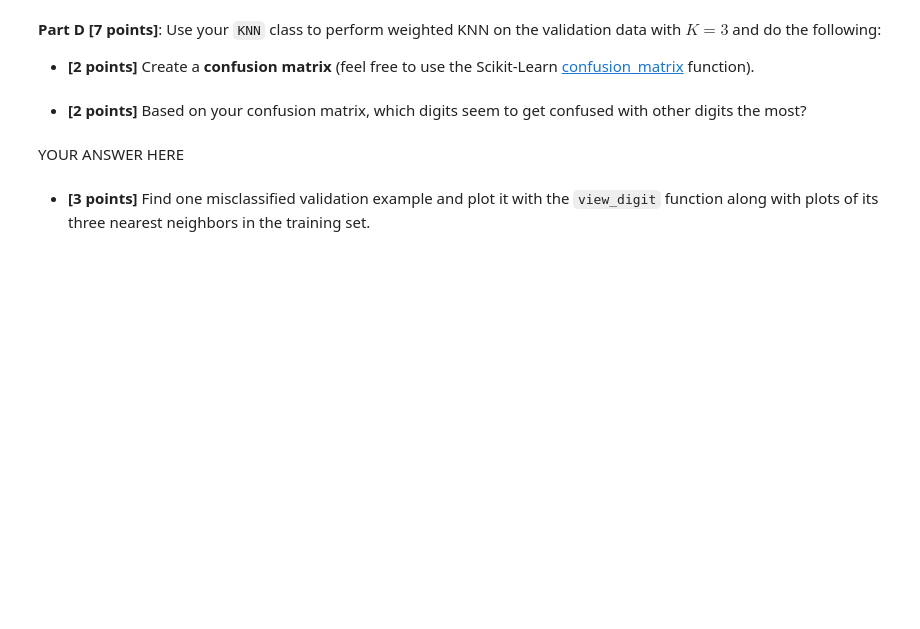
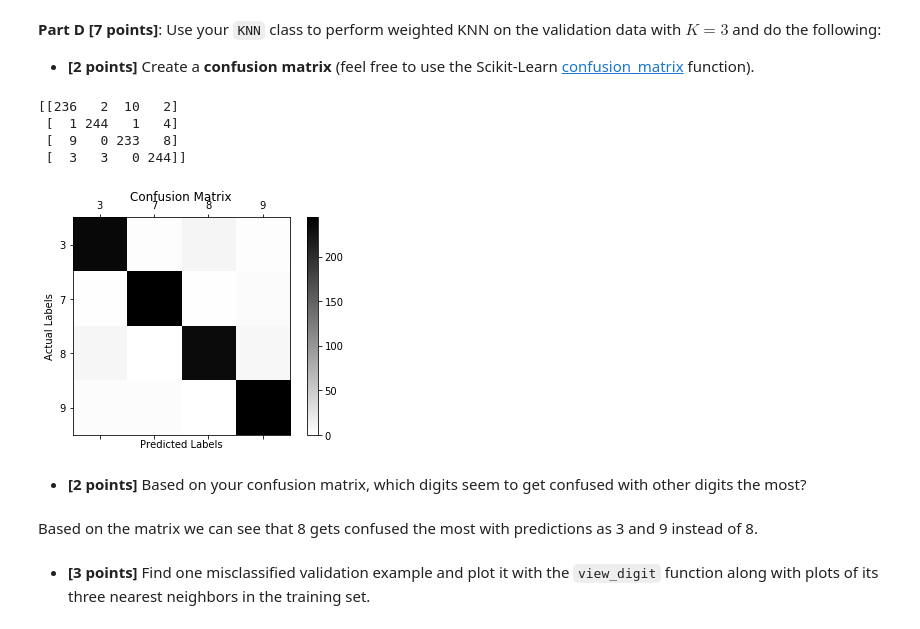
Before and after one commit to arjun-rao/csci5622-ml, a Jupyter notebook: hmwks/hw1/hw1.ipynb, the cells around one changed output. Saved outputs shown, nothing was run; the diff lists cells and outputs as text; code cells hidden in the pictures; blank space fills up the shorter version.

```diff
--- a/hmwks/hw1/hw1.ipynb
+++ b/hmwks/hw1/hw1.ipynb
@@ -226,9 +339,10 @@ view_digit(X_train[training_index], y_train[training_index])
 N_pixels_per_img = np.size(X_train[0])
 N_training_examples = len(X_train)
 N_validation_examples = len(X_valid)
+validation_labels, validation_counts = np.unique(y_valid, return_counts=True)
 print(N_pixels_per_img)
 print(np.unique(y_train, return_counts=True))
-print(np.unique(y_valid, return_counts=True))
+print(validation_labels, validation_counts)
 # %% [output]
 441
 (array([3, 7, 8, 9]), array([1000, 1000, 1000, 1000]))
@@ -328,12 +498,33 @@ tests.run_test_suite('prob 2B', KNN)
 # %%
 knn = KNN(X_train, y_train, K=3, distance_weighted=True)
 yhat_valid = knn.predict(X_valid)
+labels = np
 # YOUR CODE HERE
-raise NotImplementedError()
+from sklearn.metrics import confusion_matrix, classification_report
+cm = confusion_matrix(y_valid, yhat_valid, validation_labels)
+print(cm)
+# %% [output]
+[[236   2  10   2]
+ [  1 244   1   4]
+ [  9   0 233   8]
+ [  3   3   0 244]]
+# %%
+fig = plt.figure()
+ax = fig.add_subplot(111)
+cax = ax.matshow(cm, cmap=plt.cm.gray_r)
+plt.title('Confusion Matrix')
+fig.colorbar(cax)
+ax.set_xticklabels([0] + list(validation_labels))
+ax.set_yticklabels([0] + list(validation_labels))
+plt.xlabel('Predicted Labels')
+plt.ylabel('Actual Labels')
+plt.show()
+# %% [output]
+[figure, added]
 # %% [markdown]
 - **[2 points]** Based on your confusion matrix, which digits seem to get confused with other digits the most?
-# %% [markdown]
-YOUR ANSWER HERE
+# %% [markdown]
+Based on the matrix we can see that 8 gets confused the most with predictions as 3 and 9 instead of 8.
 # %% [markdown]
 
 - **[3 points]** Find one misclassified validation example and plot it with the `view_digit` function along with plots of its three nearest neighbors in the training set.
```
Also changed, not shown: parts of 32 cells of this notebook, 1 other file.
